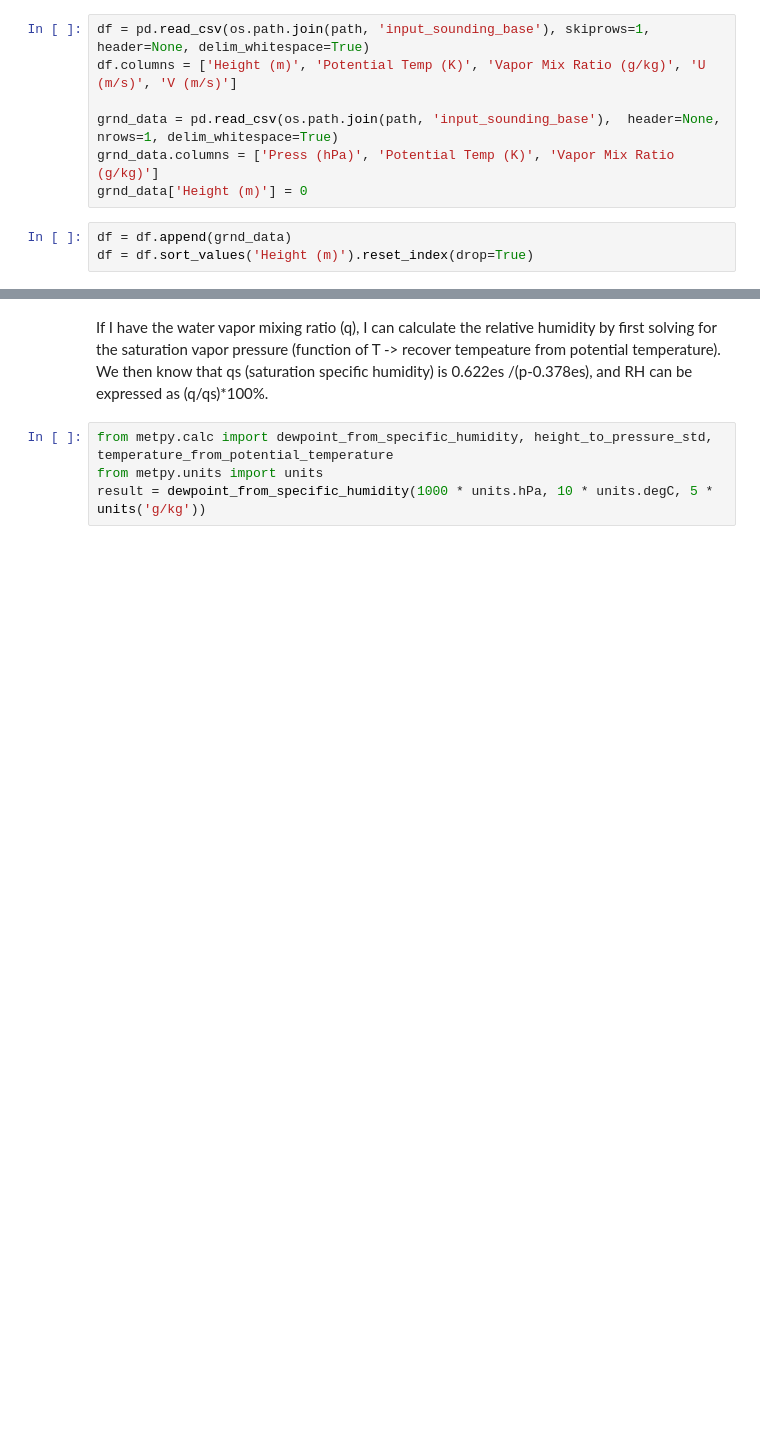
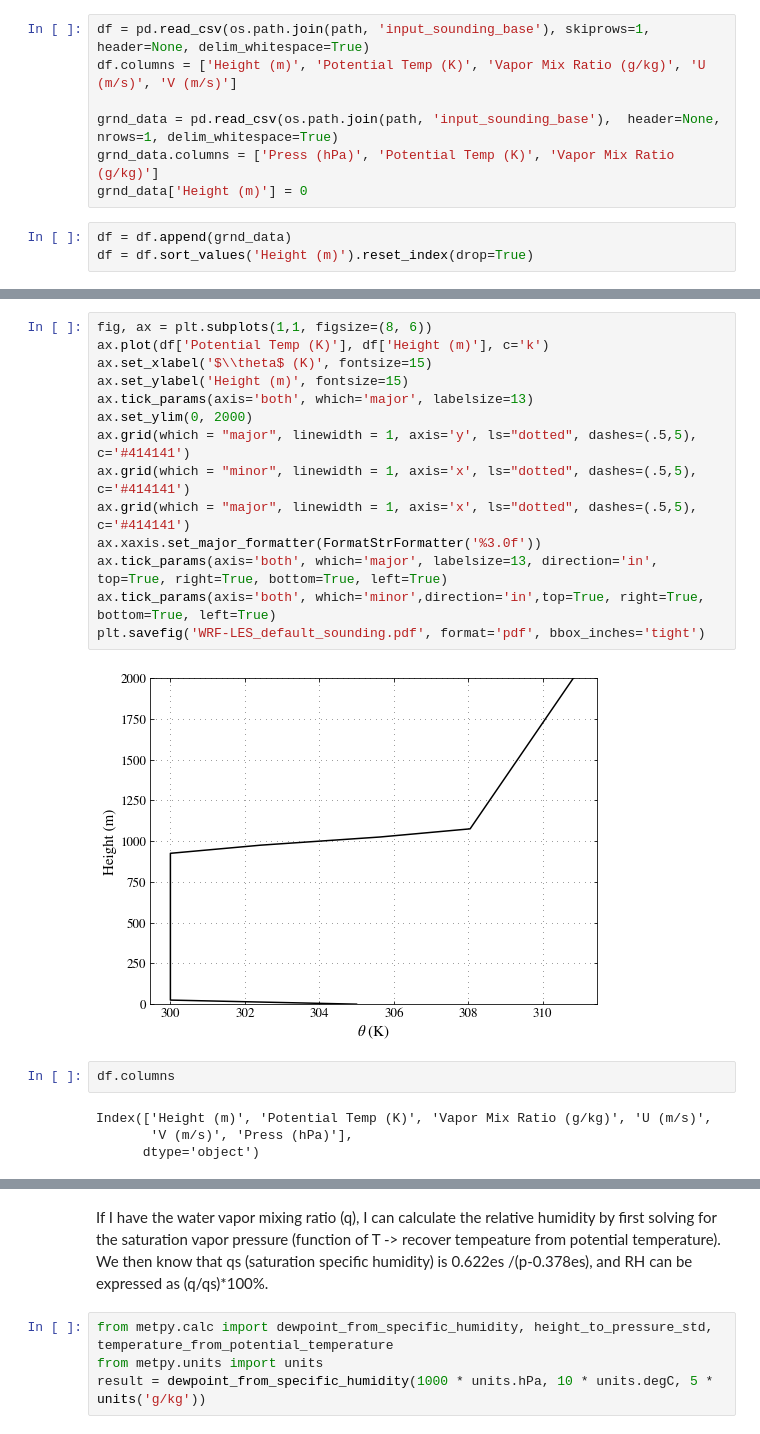
Before and after one commit to samfrederick/WRF-PartMC-LES, a Jupyter notebook: analysis/visualizations/plot_soundings.ipynb, the cells around one changed output, grey strips where cells are left out. Saved outputs shown, nothing was run; the diff lists cells and outputs as text; blank space fills up the shorter version.

Commit message:
Add final code for plotting soundings used in thesis

```diff
--- a/analysis/visualizations/plot_soundings.ipynb
+++ b/analysis/visualizations/plot_soundings.ipynb
@@ -30,2 +31,24 @@ plt.savefig('default_sounding.pdf', format='pdf', bbox_inches='tight')
 # %% [output]
 [figure]
+# %%
+fig, ax = plt.subplots(1,1, figsize=(8, 6))
+ax.plot(df['Potential Temp (K)'], df['Height (m)'], c='k')
+ax.set_xlabel('$\\theta$ (K)', fontsize=15)
+ax.set_ylabel('Height (m)', fontsize=15)
+ax.tick_params(axis='both', which='major', labelsize=13)
+ax.set_ylim(0, 2000)
+ax.grid(which = "major", linewidth = 1, axis='y', ls="dotted", dashes=(.5,5), c='#414141')
+ax.grid(which = "minor", linewidth = 1, axis='x', ls="dotted", dashes=(.5,5), c='#414141')
+ax.grid(which = "major", linewidth = 1, axis='x', ls="dotted", dashes=(.5,5), c='#414141')
+ax.xaxis.set_major_formatter(FormatStrFormatter('%3.0f'))
+ax.tick_params(axis='both', which='major', labelsize=13, direction='in', top=True, right=True, bottom=True, left=True)
+ax.tick_params(axis='both', which='minor',direction='in',top=True, right=True, bottom=True, left=True)
+plt.savefig('WRF-LES_default_sounding.pdf', format='pdf', bbox_inches='tight')
+# %% [output]
+[figure, added]
+# %%
+df.columns
+# %% [output]
+Index(['Height (m)', 'Potential Temp (K)', 'Vapor Mix Ratio (g/kg)', 'U (m/s)',
+       'V (m/s)', 'Press (hPa)'],
+      dtype='object')
```
Also changed, not shown: parts of 3 cells of this notebook.
